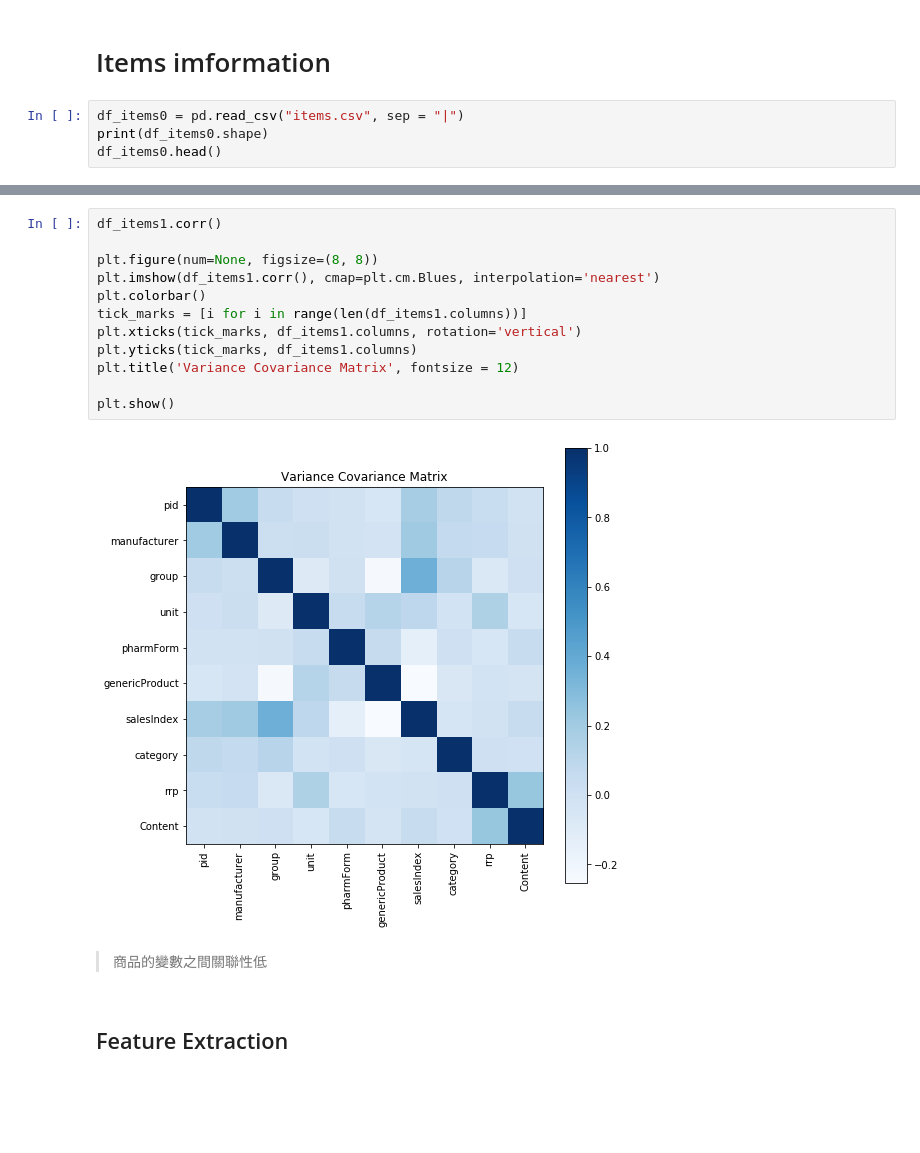
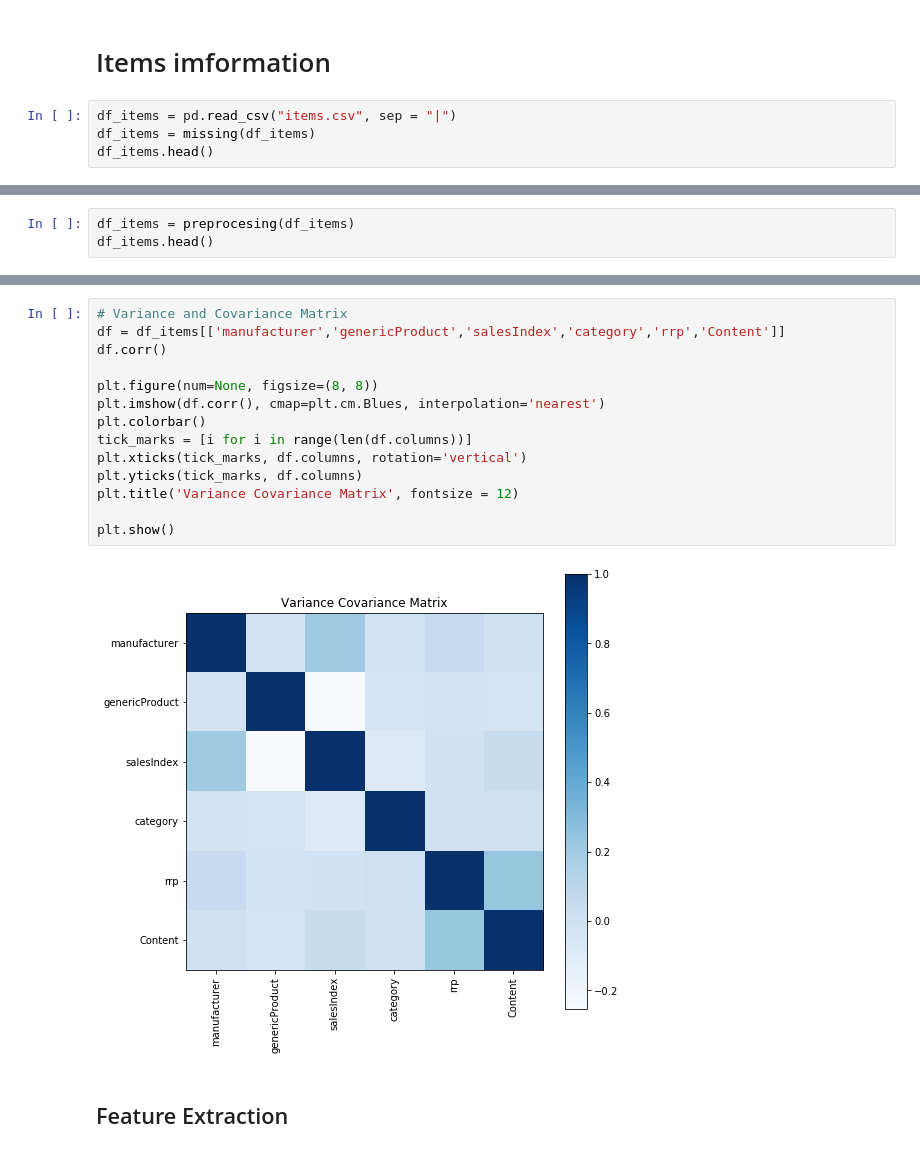
Before and after one commit to t830506/Data_Mining_Cup, a Jupyter notebook: 1. DMC feature extraction and ml.ipynb, the cells around one changed output, grey strips where cells are left out. Drawn from its saved outputs; the diff is of its cells as text; blank space fills up the shorter version.

```diff
--- a/1. DMC feature extraction and ml.ipynb
+++ b/1. DMC feature extraction and ml.ipynb
@@ -23,7 +60,7 @@ di.display_html('<script>jQuery(function() {if (jQuery("body.notebook_app").leng
 # %% [markdown]
 # Items imformation
 # %%
-df_items0 = pd.read_csv("items.csv", sep = "|")
-print(df_items0.shape)
-df_items0.head()
+df_items = pd.read_csv("items.csv", sep = "|")
+df_items = missing(df_items)
+df_items.head()
 # %% [output]
@@ -102,0 +88,3 @@ df_items1.head()
+# %%
+df_items = preprocesing(df_items)
+df_items.head()
@@ -103,19 +99,19 @@ df_items1.head()
 # %%
-df_items1.corr()
+# Variance and Covariance Matrix
+df = df_items[['manufacturer','genericProduct','salesIndex','category','rrp','Content']]
+df.corr()
 
 plt.figure(num=None, figsize=(8, 8))
-plt.imshow(df_items1.corr(), cmap=plt.cm.Blues, interpolation='nearest')
+plt.imshow(df.corr(), cmap=plt.cm.Blues, interpolation='nearest')
 plt.colorbar()
-tick_marks = [i for i in range(len(df_items1.columns))]
-plt.xticks(tick_marks, df_items1.columns, rotation='vertical')
-plt.yticks(tick_marks, df_items1.columns)
+tick_marks = [i for i in range(len(df.columns))]
+plt.xticks(tick_marks, df.columns, rotation='vertical')
+plt.yticks(tick_marks, df.columns)
 plt.title('Variance Covariance Matrix', fontsize = 12)
 
 plt.show()
 # %% [output]
-[figure, old version]
+[figure, new version]
-# %% [markdown]
-> 商品的變數之間關聯性低
 # %% [markdown]
 ## Feature Extraction
 # %%
```
Also changed, not shown: parts of 13 cells of this notebook, 4 other files.
